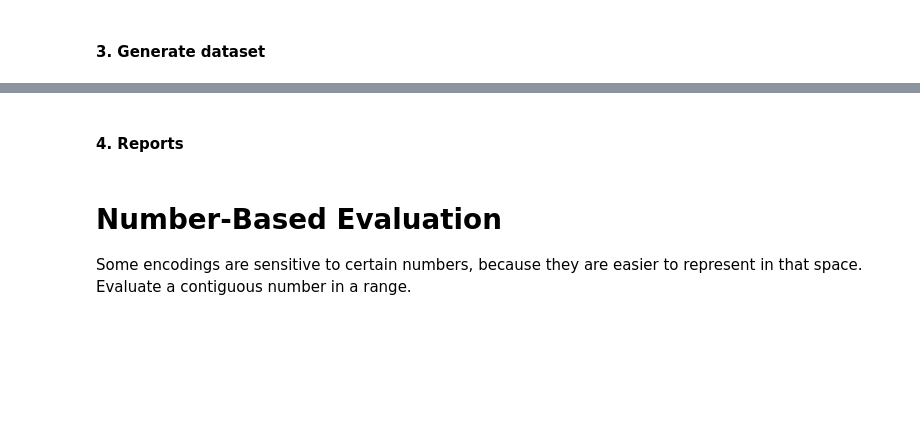
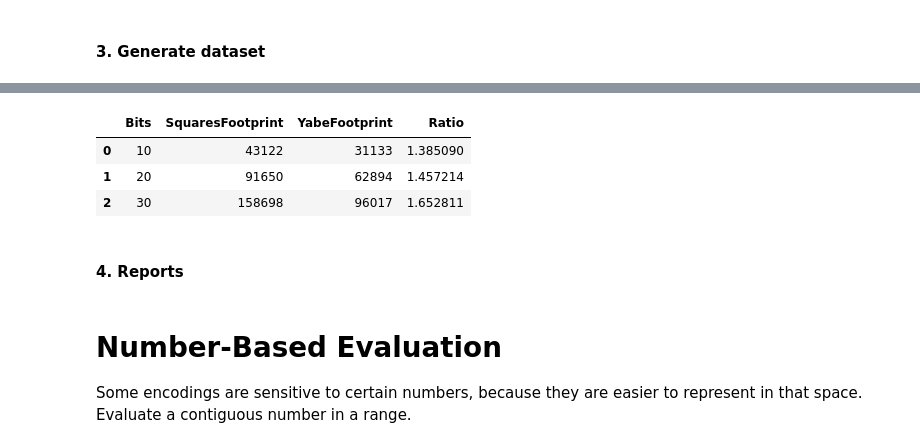
Before and after one commit to marcomaida/claycode, a Jupyter notebook: experiments/bit_to_tree/encoding_comparison.ipynb, the cells around one changed output, grey strips where cells are left out. Drawn from its saved outputs; the diff is of its cells as text; code cells hidden in the pictures; blank space fills up the shorter version.

```diff
--- a/experiments/bit_to_tree/encoding_comparison.ipynb
+++ b/experiments/bit_to_tree/encoding_comparison.ipynb
@@ -163,3 +183,25 @@ df
+# %%
+grouped_df = df.groupby(['Encoding', 'Bits']).size().reset_index(name='Count')
+grouped_df
+
+grouped_stats = df.groupby(['Encoding', 'Bits'])['Footprint'].agg(
+    Median='median',
+    StdDev='std'
+).reset_index()
+grouped_stats
+
+squares_df = df[df['Encoding'] == 'Squares'].groupby('Bits')['Footprint'].sum().reset_index(name='SquaresFootprint')
+yabe_df = df[df['Encoding'] == 'Y.Abe, 1994'].groupby('Bits')['Footprint'].sum().reset_index(name='YabeFootprint')
+
+# Merge the two DataFrames on "Bits"
+merged_df = pd.merge(squares_df, yabe_df, on='Bits', how='inner')
+merged_df['Ratio'] = merged_df['SquaresFootprint'] / merged_df['YabeFootprint']
+merged_df
+# %% [output]
+|  | Bits | SquaresFootprint | YabeFootprint | Ratio |
+| 0 | 10 | 43122 | 31133 | 1.385090 |
+| 1 | 20 | 91650 | 62894 | 1.457214 |
+| 2 | 30 | 158698 | 96017 | 1.652811 |
 # %% [markdown]
 #### 4. Reports
 # %%
```
Also changed, not shown: parts of 7 cells of this notebook, 3 other files.
